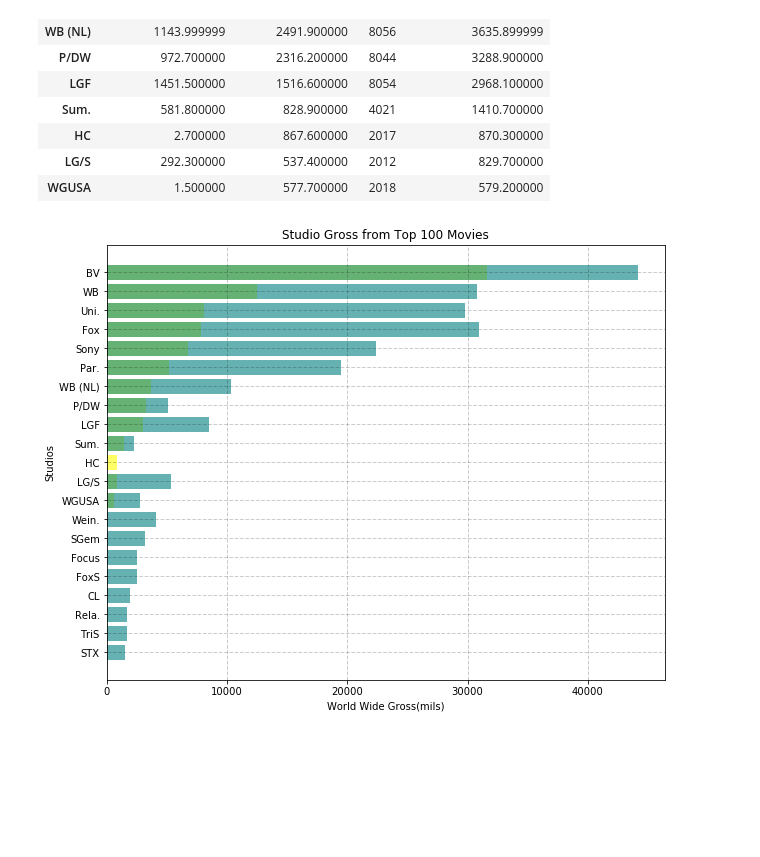
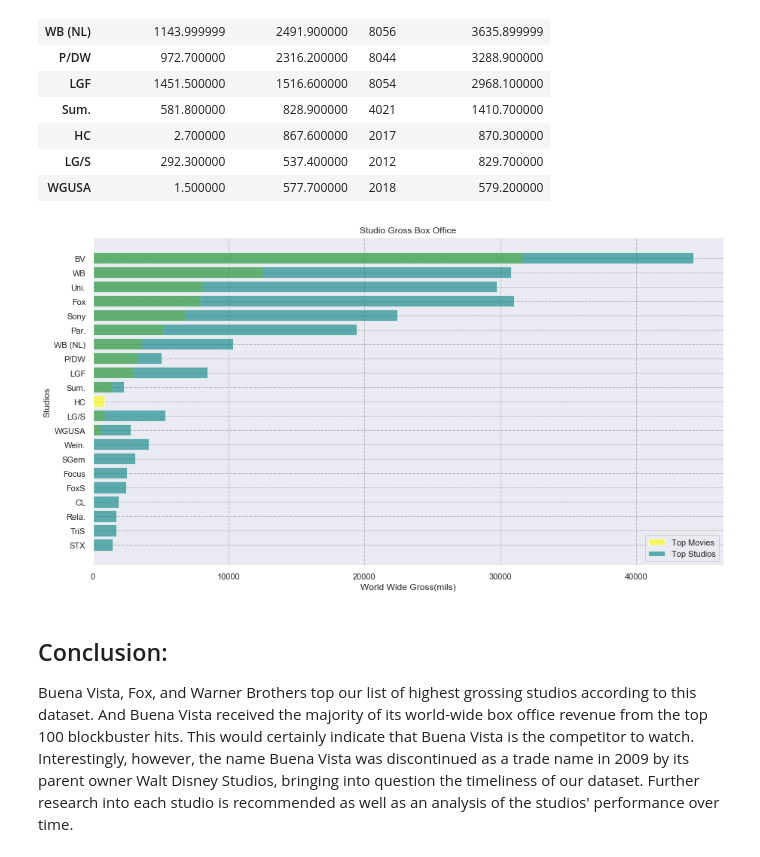
Before and after one commit to melodygr/microsoft_movie_analysis, a Jupyter notebook: Notebooks/Studio_Competition.ipynb, the cells around one changed output. Cells and saved outputs as stored; diff of their text form; code cells hidden in the pictures; blank space fills up the shorter version.

Commit message:
updated notebooks and saved visualizations

```diff
--- a/Notebooks/Studio_Competition.ipynb
+++ b/Notebooks/Studio_Competition.ipynb
@@ -181,9 +191,9 @@ Index(['title', 'studio', 'domestic_gross(mils)', 'foreign_gross(mils)',
 # %%
 # I think the data is clean now and ready for some analysis.  Let's save it to a .csv file and then read it back in.
 
-bom_movie_gross_df.to_csv('cleanedData/clean_bom_movie_gross_df.csv')
+bom_movie_gross_df.to_csv('../cleanedData/clean_bom_movie_gross_df.csv')
 
-clean_bom_movie_gross_df = pd.read_csv('cleanedData/clean_bom_movie_gross_df.csv',index_col=[0])
+clean_bom_movie_gross_df = pd.read_csv('../cleanedData/clean_bom_movie_gross_df.csv',index_col=[0])
 print(len(clean_bom_movie_gross_df))
 clean_bom_movie_gross_df.head()
 # %% [output]
@@ -200,4 +214,5 @@ clean_bom_movie_gross_df.head()
 import matplotlib.pyplot as plt
 import seaborn as sns
 %matplotlib inline
+sns.set_theme(style="darkgrid")
 # %%
@@ -279,14 +291,20 @@ top_movie_studios
 | LG/S | 292.300000 | 537.400000 | 2012 | 829.700000 |
 | WGUSA | 1.500000 | 577.700000 | 2018 | 579.200000 |
 # %%
-fig = plt.figure(figsize = (10, 8))
-plt.barh(top_movie_studios.index, top_movie_studios['world_wide_gross(mils)'], color = 'yellow', alpha = 0.60)
-plt.barh(top_20_studios.index, top_20_studios['world_wide_gross(mils)'], color = 'teal', alpha = 0.60)
+fig = plt.figure(figsize = (15, 8))
+plt.barh(top_movie_studios.index, top_movie_studios['world_wide_gross(mils)'], color = 'yellow', alpha = 0.60, label='Top Movies')
+plt.barh(top_20_studios.index, top_20_studios['world_wide_gross(mils)'], color = 'teal', alpha = 0.60, label='Top Studios')
 plt.grid(color = 'black', alpha = 0.2, linestyle = '--', linewidth = 1)
-plt.title('Studio Gross from Top 100 Movies')
+plt.title('Studio Gross Box Office')
 plt.gca().invert_yaxis()
 plt.ylabel('Studios')
 plt.xlabel('World Wide Gross(mils)')
+plt.legend()
+plt.savefig('../images/studios.png')
 plt.show();
 # %% [output]
-[figure, old version]
+[figure, new version]
+# %% [markdown]
+## Conclusion:
+
+Buena Vista, Fox, and Warner Brothers top our list of highest grossing studios according to this dataset. And Buena Vista received the majority of its world-wide box office revenue from the top 100 blockbuster hits.  This would certainly indicate that Buena Vista is the competitor to watch.  Interestingly, however, the name Buena Vista was discontinued as a trade name in 2009 by its parent owner Walt Disney Studios, bringing into question the timeliness of our dataset.  Further research into each studio is recommended as well as an analysis of the studios' performance over time.
```
Also changed, not shown: parts of 10 cells of this notebook, 3 other files.
